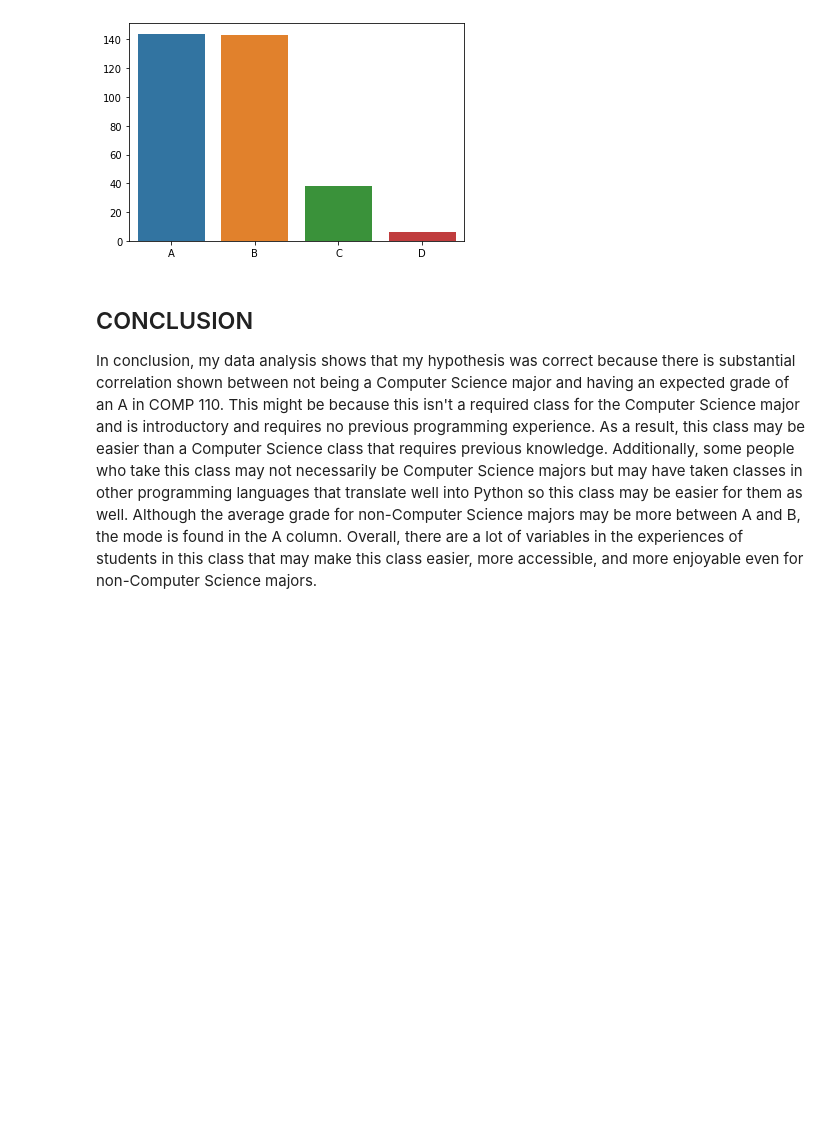
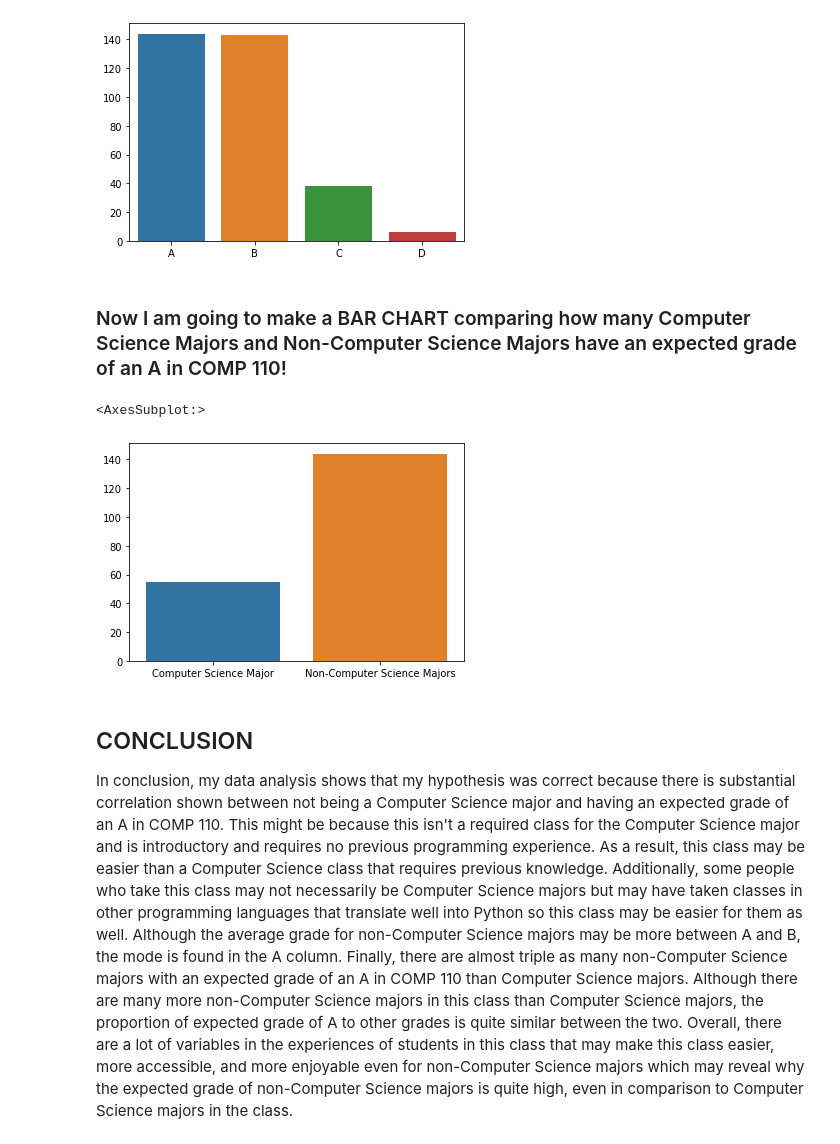
Before and after one commit to zmart23/comp110-21s-workspace, a Jupyter notebook: projects/pj01/analysis.ipynb, the cells around one changed output. Saved outputs shown, nothing was run; the diff lists cells and outputs as text; code cells hidden in the pictures; blank space fills up the shorter version.

```diff
--- a/projects/pj01/analysis.ipynb
+++ b/projects/pj01/analysis.ipynb
@@ -81,6 +93,13 @@ seaborn.barplot(x=["A", "B", "C", "D"], y=[144.0, 143.0, 38.0, 6.0])
 # %% [output]
 <AxesSubplot:>
 [figure]
+# %% [markdown]
+### Now I am going to make a BAR CHART comparing how many Computer Science Majors and Non-Computer Science Majors have an expected grade of an A in COMP 110!
+# %%
+seaborn.barplot(x=["Computer Science Major", "Non-Computer Science Majors"], y=[55.0, 144.0])
+# %% [output]
+<AxesSubplot:>
+[figure, added]
 # %% [markdown]
 ## CONCLUSION
-In conclusion, my data analysis shows that my hypothesis was correct because there is substantial correlation shown between not being a Computer Science major and having an expected grade of an A in COMP 110. This might be because this isn't a required class for the Computer Science major and is introductory and requires no previous programming experience. As a result, this class may be easier than a Computer Science class that requires previous knowledge. Additionally, some people who take this class may not necessarily be Computer Science majors but may have taken classes in other programming languages that translate well into Python so this class may be easier for them as well. Although the average grade for non-Computer Science majors may be more between A and B, the mode is found in the A column. Overall, there are a lot of variables in the experiences of students in this class that may make this class easier, more accessible, and more enjoyable even for non-Computer Science majors.
+In conclusion, my data analysis shows that my hypothesis was correct because there is substantial correlation shown between not being a Computer Science major and having an expected grade of an A in COMP 110. This might be because this isn't a required class for the Computer Science major and is introductory and requires no previous programming experience. As a result, this class may be easier than a Computer Science class that requires previous knowledge. Additionally, some people who take this class may not necessarily be Computer Science majors but may have taken classes in other programming languages that translate well into Python so this class may be easier for them as well. Although the average grade for non-Computer Science majors may be more between A and B, the mode is found in the A column. Finally, there are almost triple as many non-Computer Science majors with an expected grade of an A in COMP 110 than Computer Science majors. Although there are many more non-Computer Science majors in this class than Computer Science majors, the proportion of expected grade of A to other grades is quite similar between the two. Overall, there are a lot of variables in the experiences of students in this class that may make this class easier, more accessible, and more enjoyable even for non-Computer Science majors which may reveal why the expected grade of non-Computer Science majors is quite high, even in comparison to Computer Science majors in the class.
```
Also changed, not shown: parts of 7 cells of this notebook.
